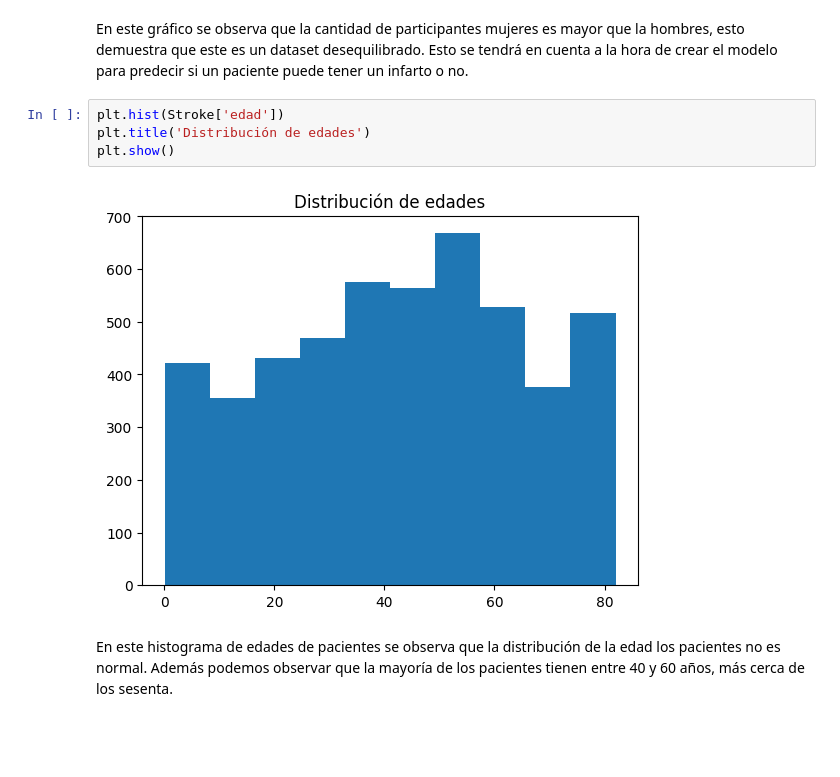
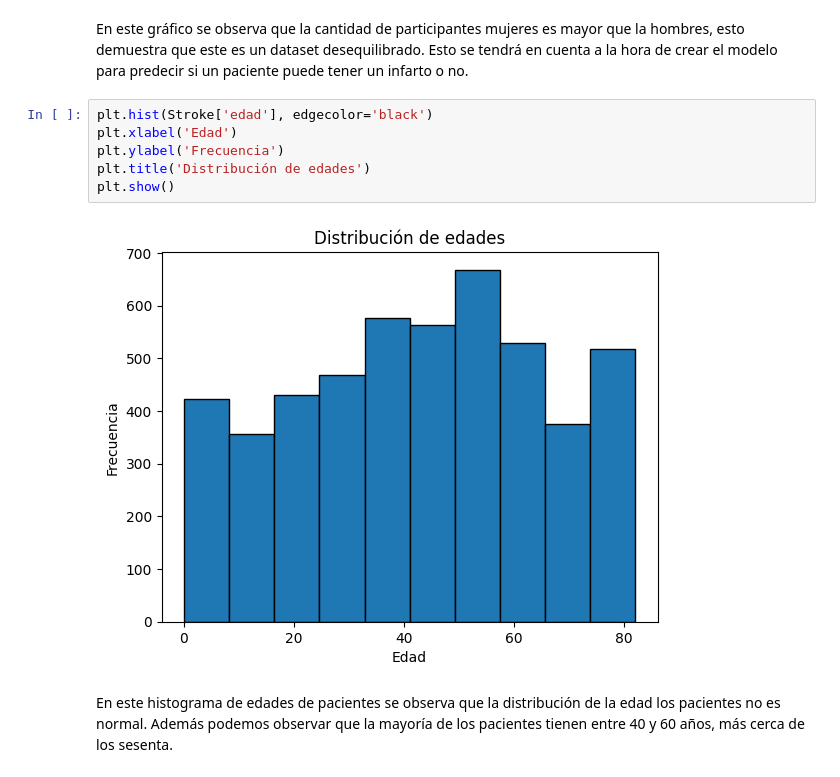
Before and after one commit to andresgabas/DS-Coderhouse, a Jupyter notebook: ProyectoDS_ParteI_Gabás.ipynb, the cells around one changed output. Cells and saved outputs as stored; diff of their text form; blank space fills up the shorter version.

```diff
--- a/ProyectoDS_ParteI_Gabás.ipynb
+++ b/ProyectoDS_ParteI_Gabás.ipynb
@@ -132,11 +116,13 @@ Text(0.5, 0, 'Género')
 # %% [markdown]
 En este gráfico se observa que la cantidad de participantes mujeres es mayor que la hombres, esto demuestra que este es un dataset desequilibrado. Esto se tendrá en cuenta a la hora de crear el modelo para predecir si un paciente puede tener un infarto o no.
 # %%
-plt.hist(Stroke['edad'])
+plt.hist(Stroke['edad'], edgecolor='black')
+plt.xlabel('Edad')
+plt.ylabel('Frecuencia')
 plt.title('Distribución de edades')
 plt.show()
 # %% [output]
-[figure, old version]
+[figure, new version]
 # %% [markdown]
 En este histograma de edades de pacientes se observa que la distribución de la edad los pacientes no es normal. Además podemos observar que la mayoría de los pacientes tienen entre 40 y 60 años, más cerca de los sesenta.
 # %%
```
Also changed, not shown: parts of 4 cells of this notebook.
